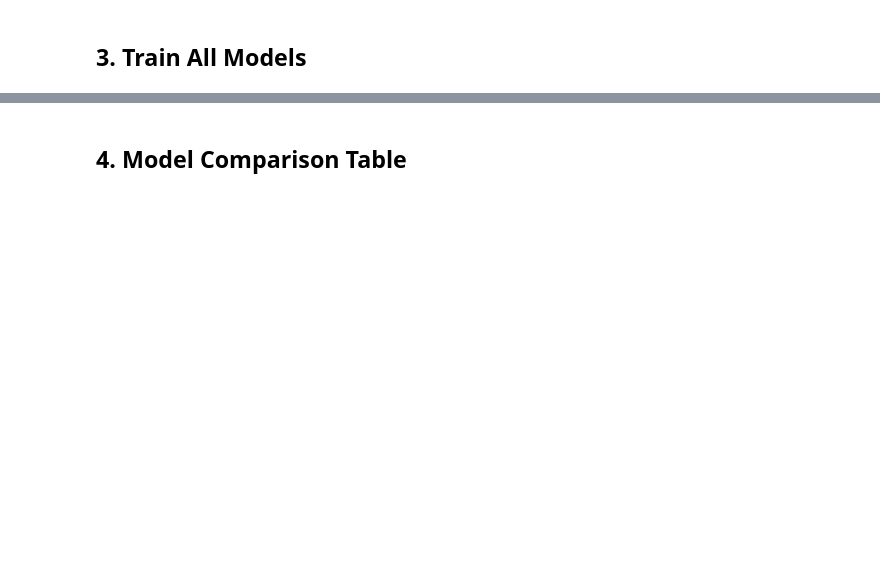
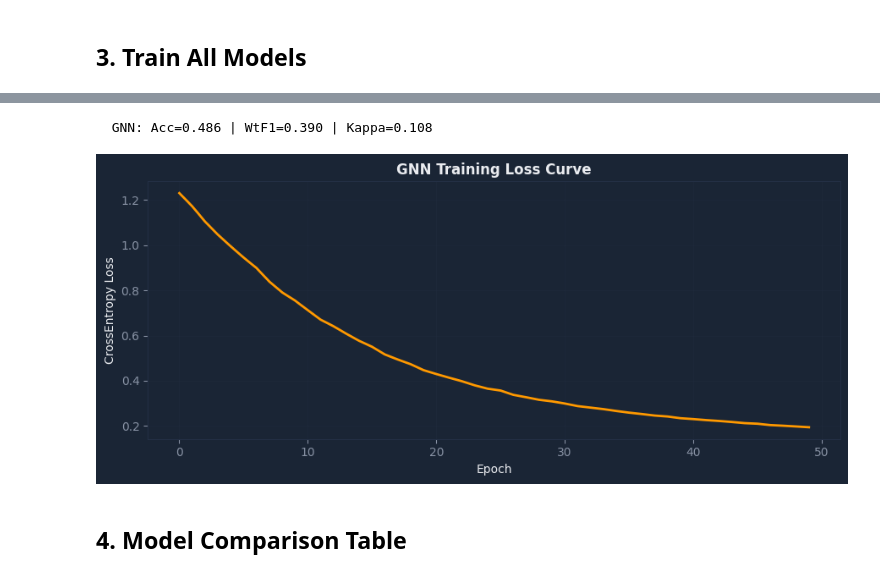
Before and after one commit to paradox-shivansh/AI_supply_chain_project, a Jupyter notebook: notebooks/02_Model_Training.ipynb, the cells around one changed output, grey strips where cells are left out. Cells and saved outputs as stored; diff of their text form; code cells hidden in the pictures; blank space fills up the shorter version.

```diff
--- a/notebooks/02_Model_Training.ipynb
+++ b/notebooks/02_Model_Training.ipynb
@@ -173,7 +278,8 @@ try:
     gnn = GNNWrapper(hidden_channels=128, out_channels=64, epochs=50)
     gnn.fit(X_tr, y_tr)
     trained_models['GNN'] = gnn
-    all_metrics['GNN'] = evaluate('GNN', gnn, X_test, y_test)
+    met, _ = evaluate('GNN', gnn, X_test, y_test)
+    all_metrics['GNN'] = met
 
     # Plot GNN training loss
     fig, ax = plt.subplots(figsize=(9, 4))
@@ -184,3 +290,4 @@ try:
     plt.tight_layout(); plt.show()
 except Exception as e:
     print(f'GNN skipped: {e}')
+# %% [output]
@@ -187,2 +301,4 @@ except Exception as e:
+  GNN: Acc=0.486 | WtF1=0.390 | Kappa=0.108
+[figure, added]
 # %% [markdown]
 ## 4. Model Comparison Table
```
Also changed, not shown: parts of 20 cells of this notebook, 14 other files.
